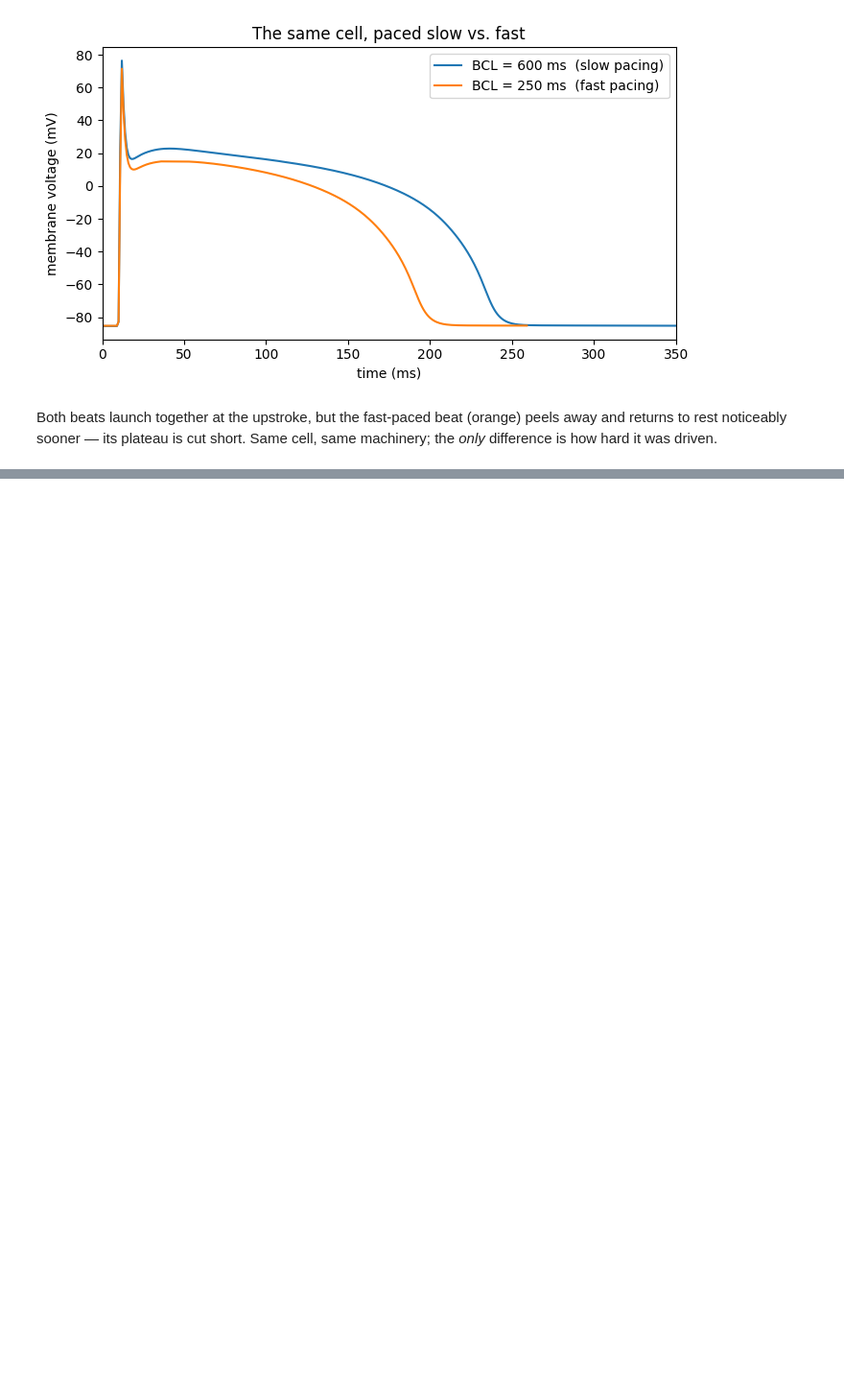
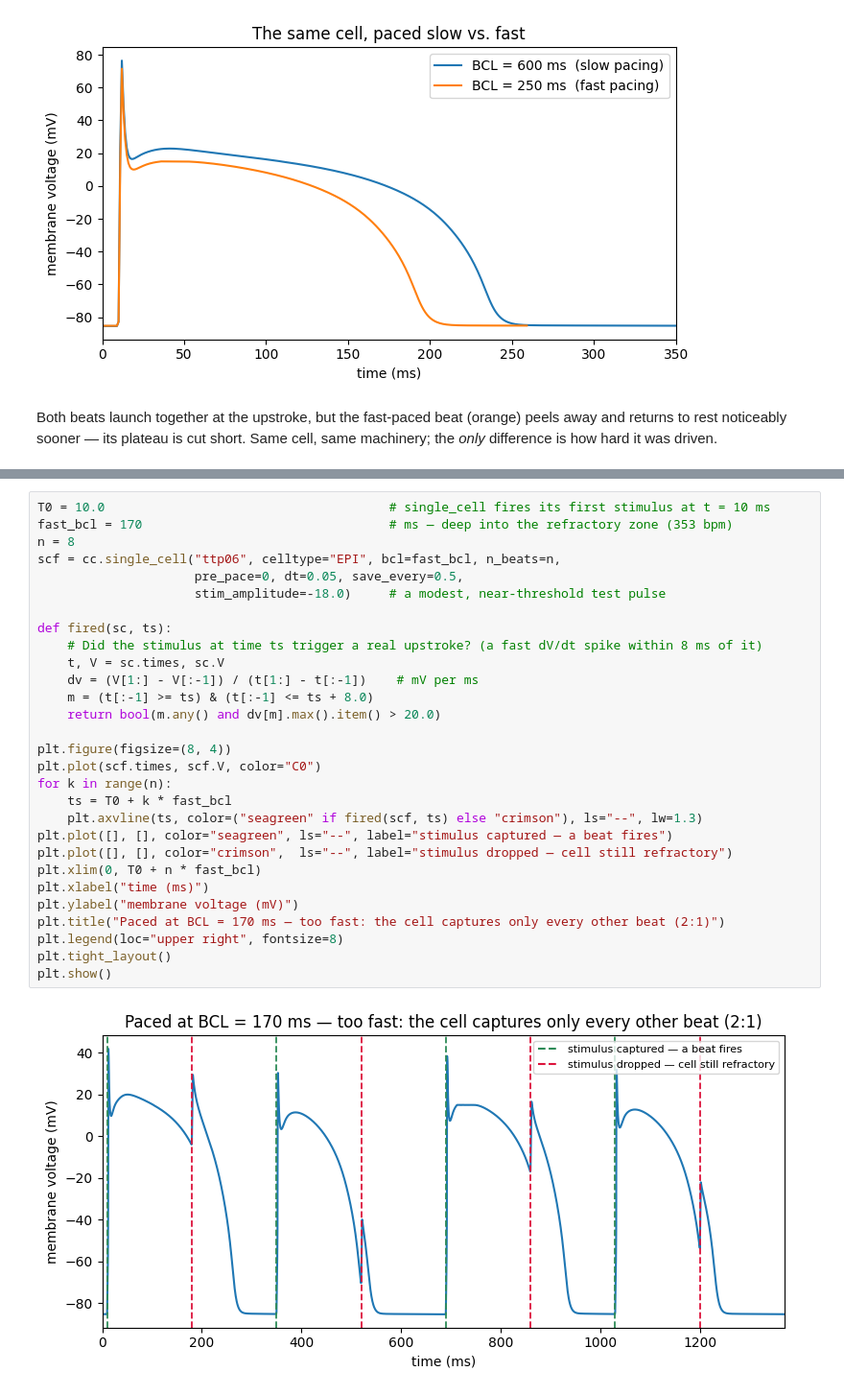
Before and after one commit to RealJokerInc/Heart-Conduction, a Jupyter notebook: cardiac_core/tutorials/04_1_pacing_restitution.ipynb, the cells around one changed output, grey strips where cells are left out. Shown at 96% size. Saved outputs shown, nothing was run; the diff lists cells and outputs as text; blank space fills up the shorter version.

```diff
--- a/cardiac_core/tutorials/04_1_pacing_restitution.ipynb
+++ b/cardiac_core/tutorials/04_1_pacing_restitution.ipynb
@@ -215,0 +232,31 @@ break a wavefront and set a **reentrant rotor** spinning: an arrhythmia, built f
+# %%
+T0 = 10.0                                      # single_cell fires its first stimulus at t = 10 ms
+fast_bcl = 170                                 # ms — deep into the refractory zone (353 bpm)
+n = 8
+scf = cc.single_cell("ttp06", celltype="EPI", bcl=fast_bcl, n_beats=n,
+                     pre_pace=0, dt=0.05, save_every=0.5,
+                     stim_amplitude=-18.0)     # a modest, near-threshold test pulse
+
+def fired(sc, ts):
+    # Did the stimulus at time ts trigger a real upstroke? (a fast dV/dt spike within 8 ms of it)
+    t, V = sc.times, sc.V
+    dv = (V[1:] - V[:-1]) / (t[1:] - t[:-1])    # mV per ms
+    m = (t[:-1] >= ts) & (t[:-1] <= ts + 8.0)
+    return bool(m.any() and dv[m].max().item() > 20.0)
+
+plt.figure(figsize=(8, 4))
+plt.plot(scf.times, scf.V, color="C0")
+for k in range(n):
+    ts = T0 + k * fast_bcl
+    plt.axvline(ts, color=("seagreen" if fired(scf, ts) else "crimson"), ls="--", lw=1.3)
+plt.plot([], [], color="seagreen", ls="--", label="stimulus captured — a beat fires")
+plt.plot([], [], color="crimson",  ls="--", label="stimulus dropped — cell still refractory")
+plt.xlim(0, T0 + n * fast_bcl)
+plt.xlabel("time (ms)")
+plt.ylabel("membrane voltage (mV)")
+plt.title("Paced at BCL = 170 ms — too fast: the cell captures only every other beat (2:1)")
+plt.legend(loc="upper right", fontsize=8)
+plt.tight_layout()
+plt.show()
+# %% [output]
+[figure, added]
```
Also changed, not shown: parts of 13 cells of this notebook, 1 other file.
